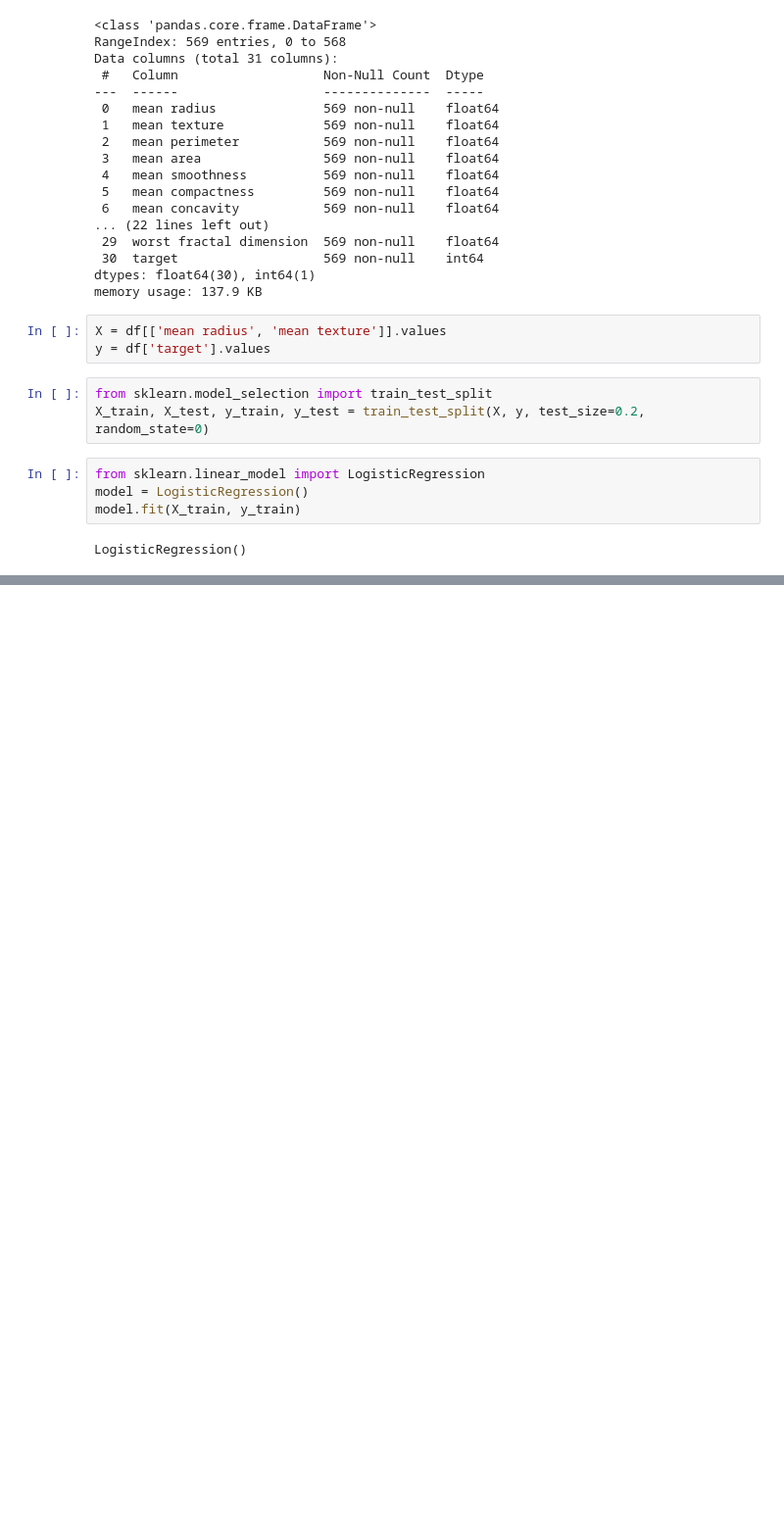
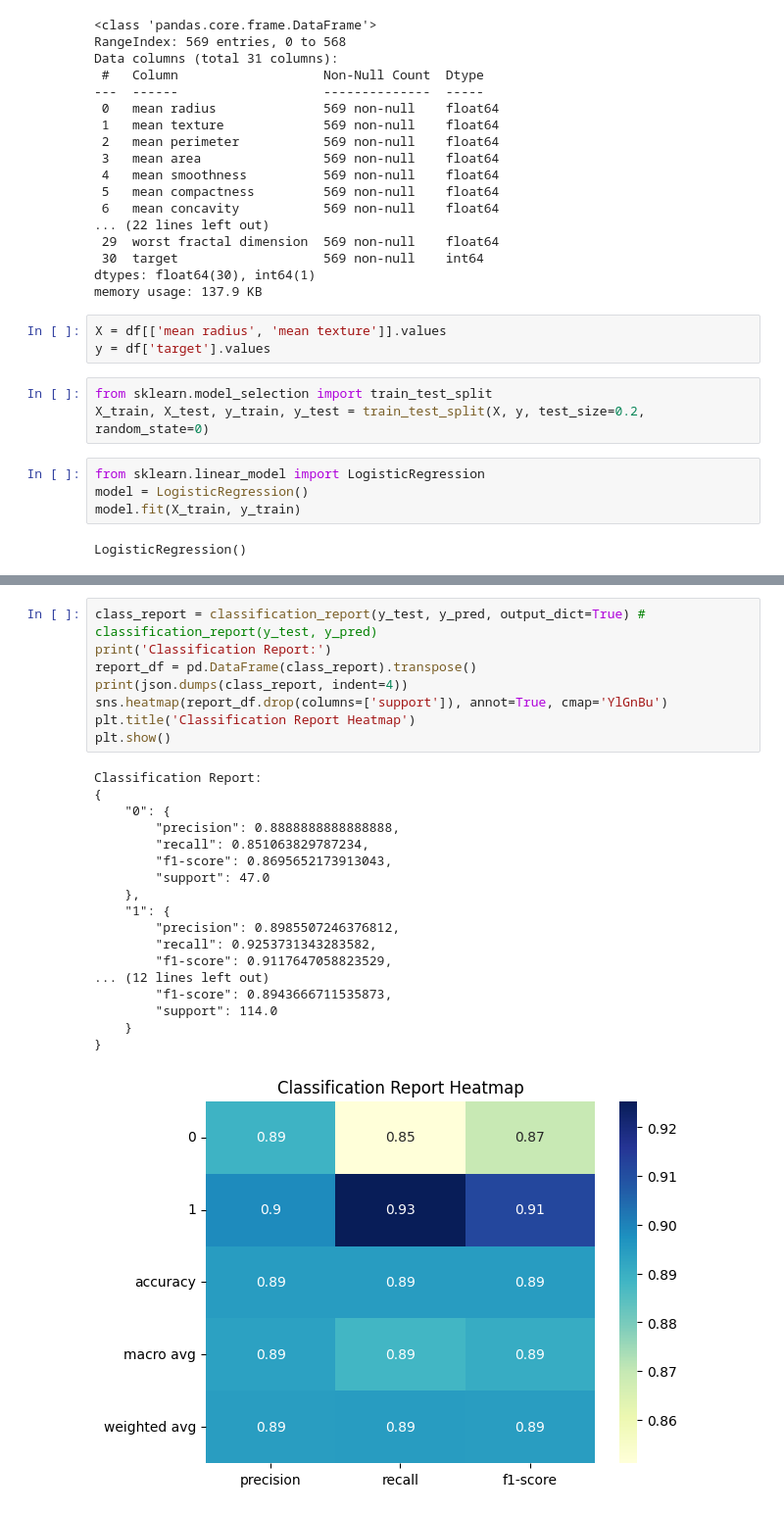
Before and after one commit to jcp-tech/Seneca_Class_Notes, a Jupyter notebook: Semester 1/AIG140 - Advanced Data Visualization/Assignment 3/Assignment03.ipynb, the cells around one changed output, grey strips where cells are left out. Shown: that part at 98% size. Drawn from its saved outputs; the diff is of its cells as text; blank space fills up the shorter version.

```diff
--- a/Semester 1/AIG140 - Advanced Data Visualization/Assignment 3/Assignment03.ipynb
+++ b/Semester 1/AIG140 - Advanced Data Visualization/Assignment 3/Assignment03.ipynb
@@ -202,0 +184,27 @@ array([[40,  7],
+# %%
+class_report = classification_report(y_test, y_pred, output_dict=True) # classification_report(y_test, y_pred)
+print('Classification Report:')
+report_df = pd.DataFrame(class_report).transpose()
+print(json.dumps(class_report, indent=4))
+sns.heatmap(report_df.drop(columns=['support']), annot=True, cmap='YlGnBu')
+plt.title('Classification Report Heatmap')
+plt.show()
+# %% [output]
+Classification Report:
+{
+    "0": {
+        "precision": 0.8888888888888888,
+        "recall": 0.851063829787234,
+        "f1-score": 0.8695652173913043,
+        "support": 47.0
+    },
+    "1": {
+        "precision": 0.8985507246376812,
+        "recall": 0.9253731343283582,
+        "f1-score": 0.9117647058823529,
+... (12 lines left out)
+        "f1-score": 0.8943666711535873,
+        "support": 114.0
+    }
+}
+[figure, added]
```
Also changed, not shown: parts of 14 cells of this notebook, 2 other files.
